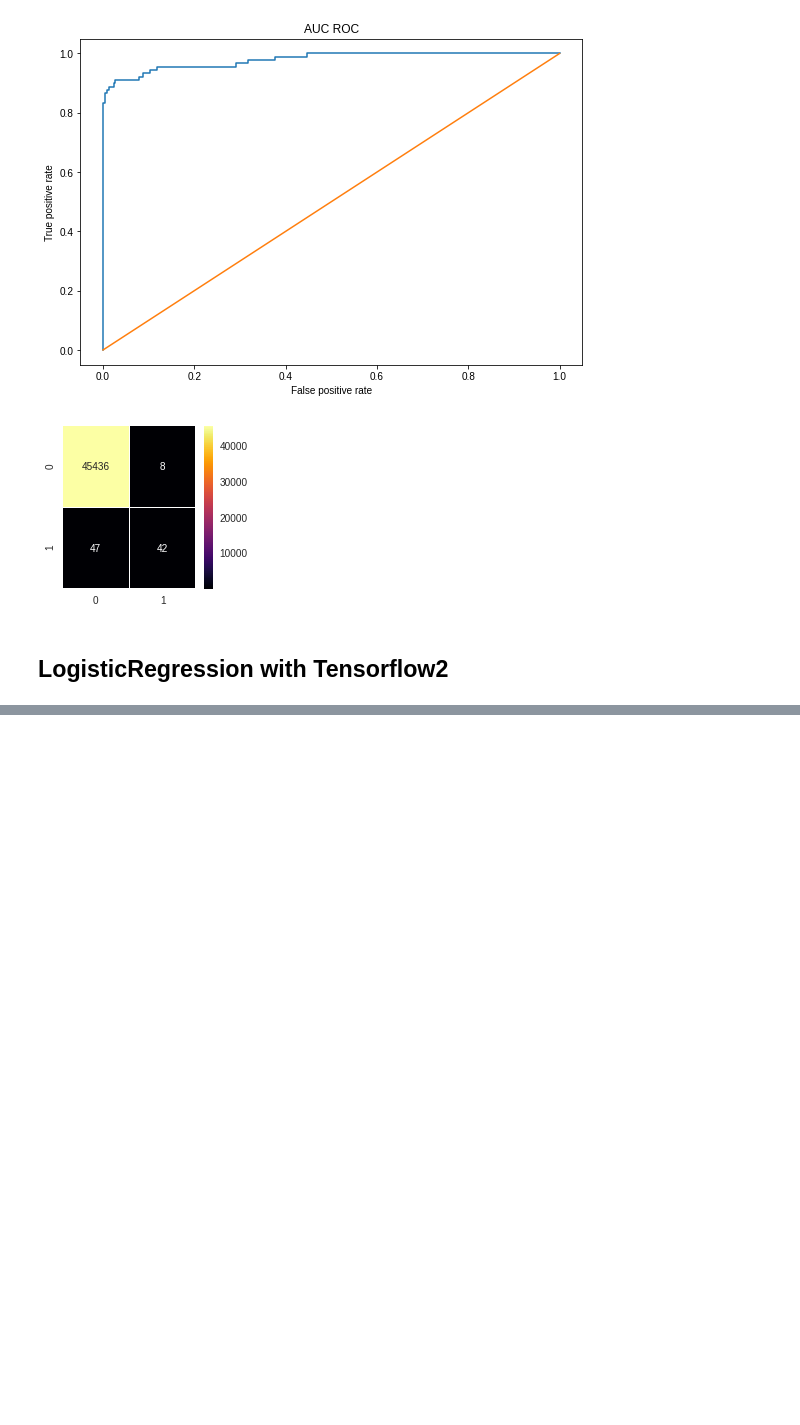
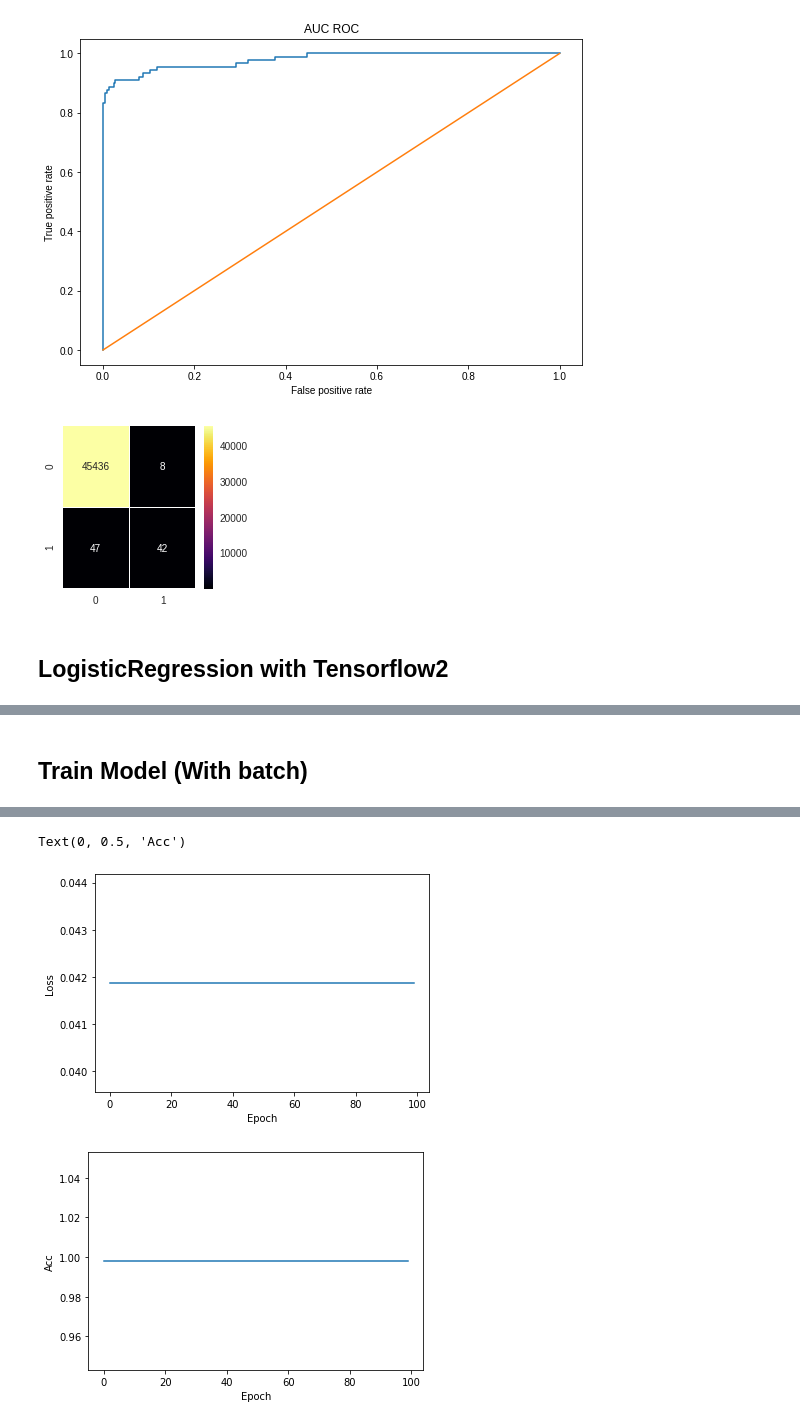
Before and after one commit to MohsenJadidi/ISLR, a Jupyter notebook: Assignment3/Q1(first_step).ipynb, the cells around one changed output, grey strips where cells are left out. Cells and saved outputs as stored; diff of their text form; code cells hidden in the pictures; blank space fills up the shorter version.

```diff
--- a/Assignment3/Q1(first_step).ipynb
+++ b/Assignment3/Q1(first_step).ipynb
@@ -152,0 +249,44 @@ weighted avg   0.998656  0.998792  0.998623     45533
+# %% [markdown]
+## Train Model (With batch)
+# %%
+# Initialize the model
+model = MyModel()
+epochs = 100
+batch = 9757
+losses = []
+acces = []
+
+y_train_temp = np.reshape(y_train, [np.shape(y_train)[0], 1])
+xy_train = np.concatenate((X_train, y_train_temp), axis=1)
+
+for epoch_count in range(epochs):
+    np.random.shuffle(xy_train)
+    X = xy_train[:, 0:(xy_train.shape[1]-1)]
+    y = xy_train[:, (xy_train.shape[1]-1)]
+
+    for i in range(int((xy_train.shape[0]/batch))):
+      X_batch = X[i*batch:(i+1)*batch, :]
+      y_batch = y[i*batch:(i+1)*batch]
+
+      # Train the model
+      train(model, np.float32(X_batch), y_batch)
+
+    current_loss = loss(model(np.float32(X)), y)
+    current_acc = accuracy(model(np.float32(X)), y)
+
+    losses.append(current_loss)
+    acces.append(current_acc)
+
+    print('>>>>>>> Epoch {} Loss: {}'.format(epoch_count, current_loss.numpy()))
+
+import matplotlib.pyplot as plt
+plt.figure()
+plt.plot(losses)
+plt.xlabel('Epoch')
+plt.ylabel('Loss')
+
+plt.figure()
+plt.plot(acces)
+plt.xlabel('Epoch')
+plt.ylabel('Acc')
+# %% [output]
@@ -152,0 +310,3 @@ weighted avg   0.998656  0.998792  0.998623     45533
+Text(0, 0.5, 'Acc')
+[figure, added]
+[figure, added]
```
Also changed, not shown: parts of 7 cells of this notebook.
